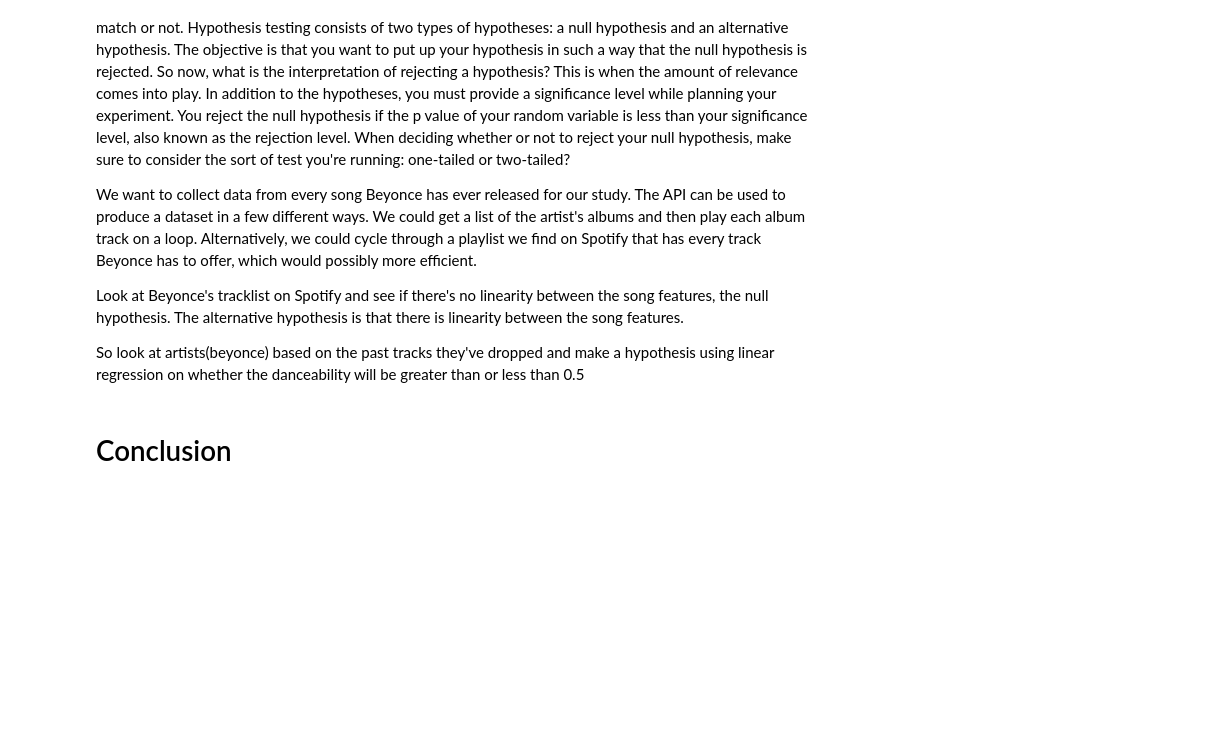
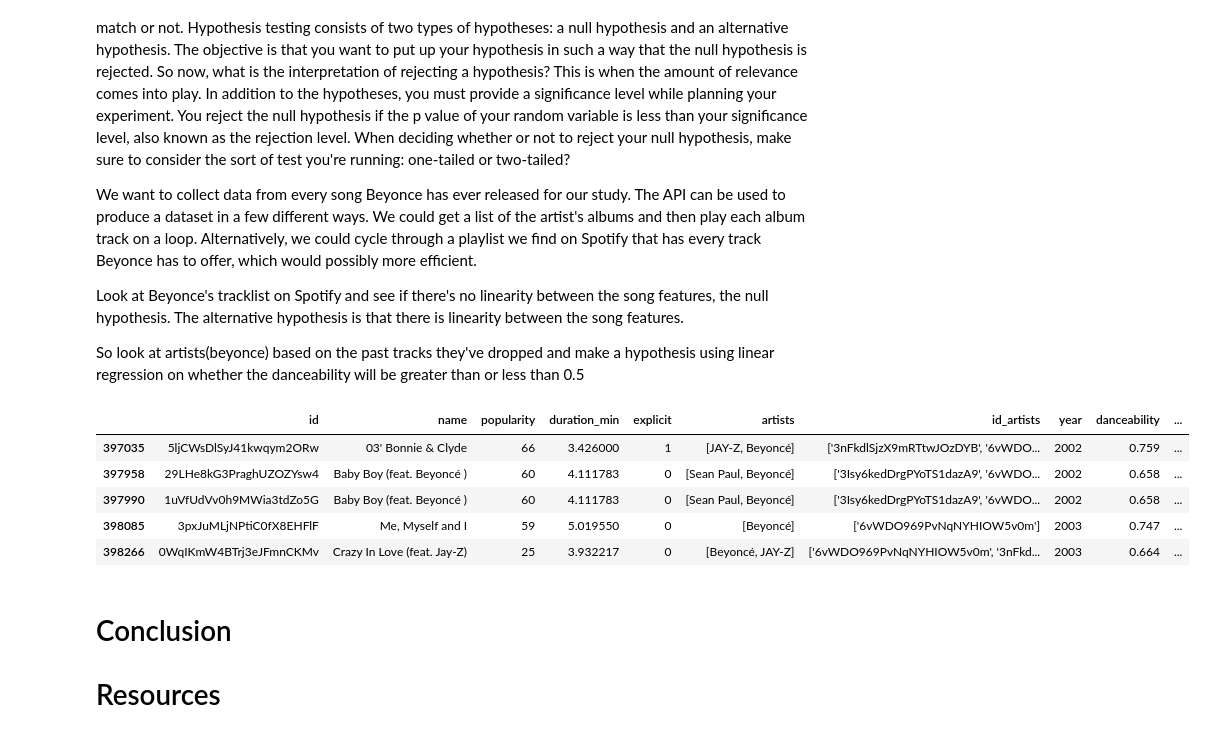
Before and after one commit to afaboro/CMSC320-FinalTutorial, a Jupyter notebook: CMSC320 - Data Science Tutorial.ipynb, the cells around one changed output. Cells and saved outputs as stored; diff of their text form; code cells hidden in the pictures; blank space fills up the shorter version.

```diff
--- a/CMSC320 - Data Science Tutorial.ipynb
+++ b/CMSC320 - Data Science Tutorial.ipynb
@@ -187,0 +190,8 @@ tracks.head()
+# %%
+def convertStrArray(str):
+    arr = re.split(",|'|]|\[", str)
+    fixed = []
+    for val in arr:
+        if (val != '') and (val != ' '):
+            fixed.append(val)
+    return fixed
@@ -187,0 +200,3 @@ tracks.head()
+# %%
+tracks['artists'] = tracks['artists'].apply(lambda x: convertStrArray(x))
+tracks['artists'].head()
@@ -390,5 +342,20 @@ Alternatively, we could cycle through a playlist we find on Spotify that has ev
 Look at Beyonce's tracklist on Spotify and see if there's no linearity between the song features, the null hypothesis. The alternative hypothesis is that there is linearity between the song features.
 
 So look at artists(beyonce) based on the past tracks they've dropped and make a hypothesis using linear regression on whether the danceability will be greater than or less than 0.5
+# %%
+fastfwd = tracks[tracks.year > 2001]
+# %%
+bey_tracks = pd.DataFrame()
+bey_tracks = fastfwd[fastfwd['artists'].apply(lambda x: 'Beyoncé' in x)]
+bey_tracks.head()
+# %% [output]
+|  | id | name | popularity | duration_min | explicit | artists | id_artists | year | danceability | ... |
+| 397035 | 5ljCWsDlSyJ41kwqym2ORw | 03' Bonnie & Clyde | 66 | 3.426000 | 1 | [JAY-Z, Beyoncé] | ['3nFkdlSjzX9mRTtwJOzDYB', '6vWDO... | 2002 | 0.759 | ... |
+| 397958 | 29LHe8kG3PraghUZOZYsw4 | Baby Boy (feat. Beyoncé ) | 60 | 4.111783 | 0 | [Sean Paul, Beyoncé] | ['3Isy6kedDrgPYoTS1dazA9', '6vWDO... | 2002 | 0.658 | ... |
+| 397990 | 1uVfUdVv0h9MWia3tdZo5G | Baby Boy (feat. Beyoncé ) | 60 | 4.111783 | 0 | [Sean Paul, Beyoncé] | ['3Isy6kedDrgPYoTS1dazA9', '6vWDO... | 2002 | 0.658 | ... |
+| 398085 | 3pxJuMLjNPtiC0fX8EHFlF | Me, Myself and I | 59 | 5.019550 | 0 | [Beyoncé] | ['6vWDO969PvNqNYHIOW5v0m'] | 2003 | 0.747 | ... |
+| 398266 | 0WqIKmW4BTrj3eJFmnCKMv | Crazy In Love (feat. Jay-Z) | 25 | 3.932217 | 0 | [Beyoncé, JAY-Z] | ['6vWDO969PvNqNYHIOW5v0m', '3nFkd... | 2003 | 0.664 | ... |
 # %% [markdown]
 # Conclusion
+
+# Resources
```
Also changed, not shown: parts of 34 cells of this notebook, 1 other file.
